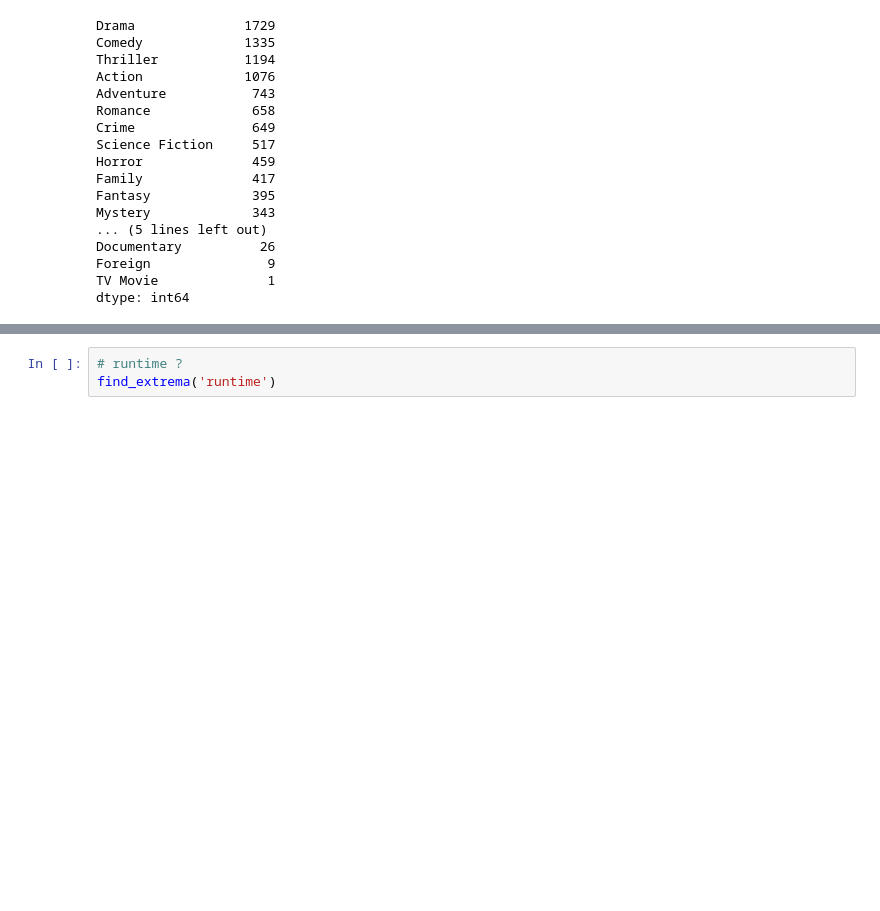
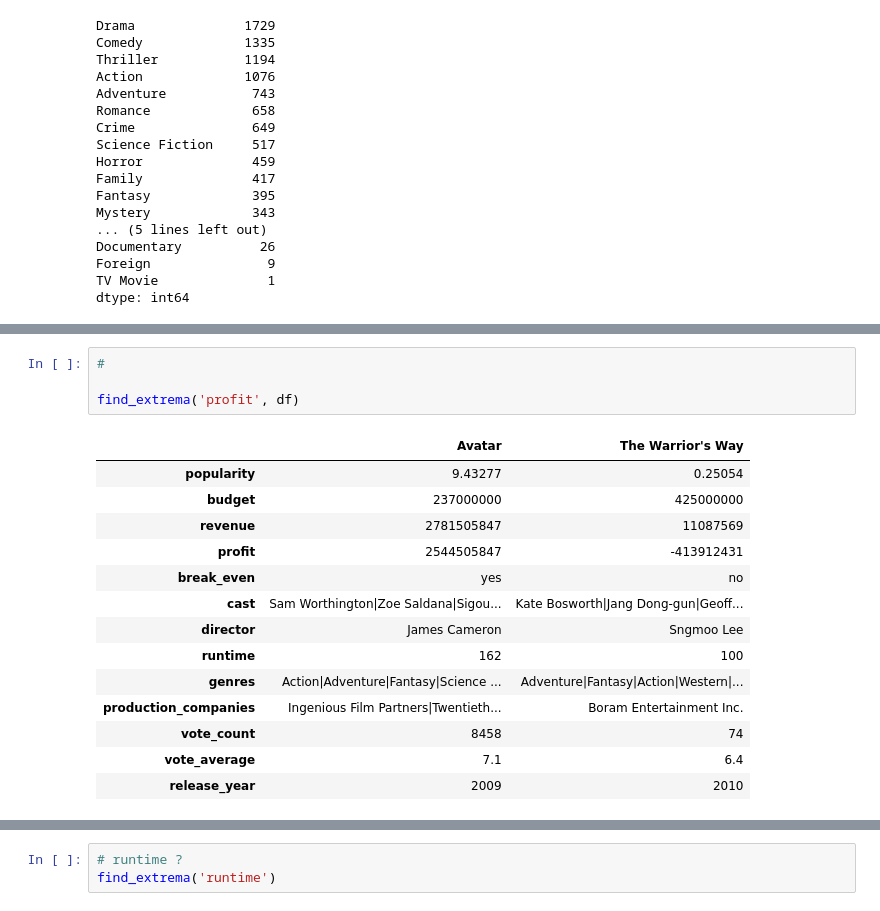
Before and after one commit to Steve-Choi/DAND, a Jupyter notebook: tmdb_project.ipynb, the cells around one changed output, grey strips where cells are left out. Saved outputs shown, nothing was run; the diff lists cells and outputs as text; blank space fills up the shorter version.

```diff
--- a/tmdb_project.ipynb
+++ b/tmdb_project.ipynb
@@ -350,0 +360,19 @@ find_extrema('profit', df_temp)
+# %%
+#
+
+find_extrema('profit', df)
+# %% [output]
+|  | Avatar | The Warrior's Way |
+| popularity | 9.43277 | 0.25054 |
+| budget | 237000000 | 425000000 |
+| revenue | 2781505847 | 11087569 |
+| profit | 2544505847 | -413912431 |
+| break_even | yes | no |
+| cast | Sam Worthington|Zoe Saldana|Sigou... | Kate Bosworth|Jang Dong-gun|Geoff... |
+| director | James Cameron | Sngmoo Lee |
+| runtime | 162 | 100 |
+| genres | Action|Adventure|Fantasy|Science ... | Adventure|Fantasy|Action|Western|... |
+| production_companies | Ingenious Film Partners|Twentieth... | Boram Entertainment Inc. |
+| vote_count | 8458 | 74 |
+| vote_average | 7.1 | 6.4 |
+| release_year | 2009 | 2010 |
```
Also changed, not shown: parts of 11 cells of this notebook.
